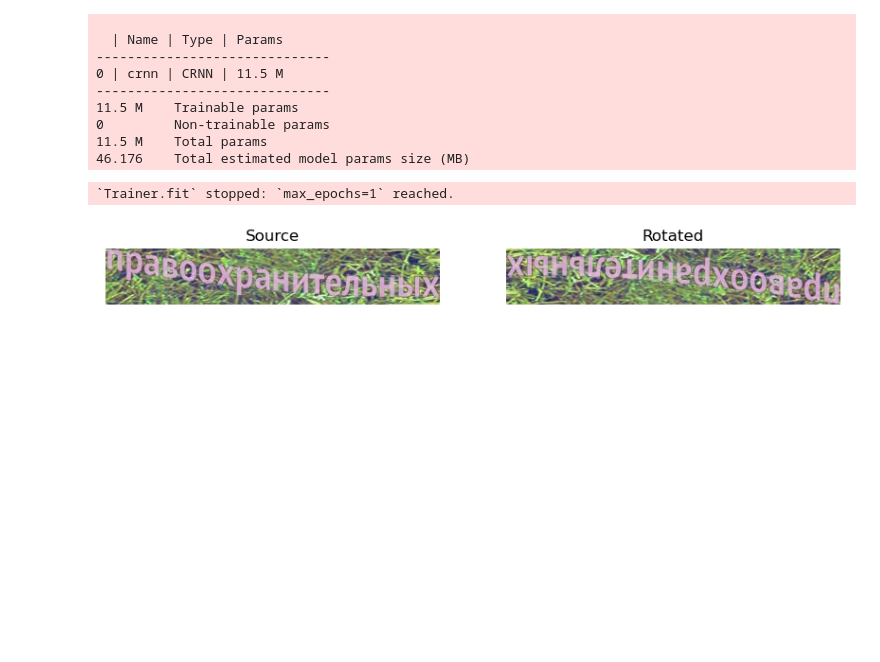
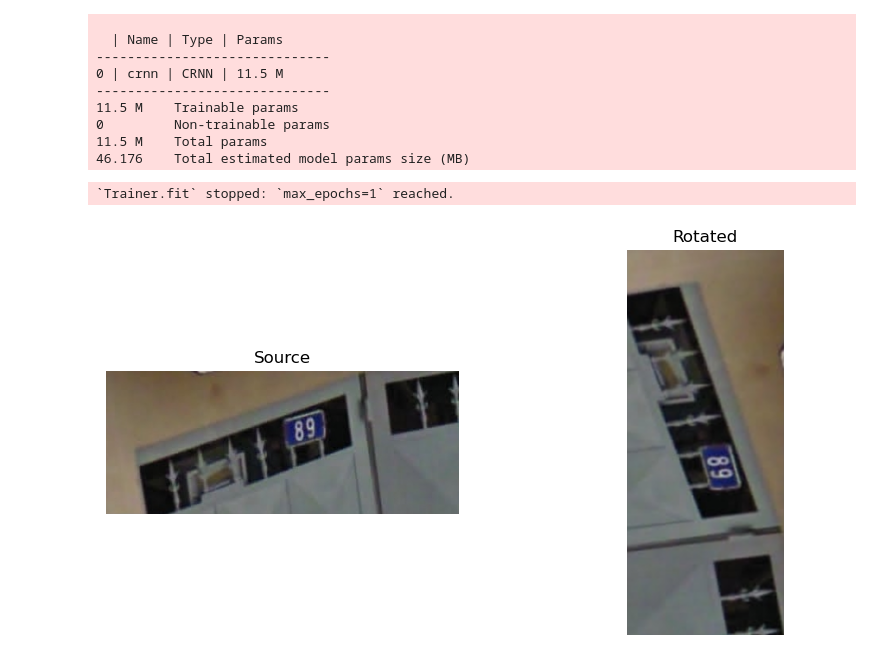
Before and after one commit to hadzhykhanov/cv_contest, a Jupyter notebook: notebooks/OCR.ipynb, the cells around one changed output. Saved outputs shown, nothing was run; the diff lists cells and outputs as text; code cells hidden in the pictures; blank space fills up the shorter version.

```diff
--- a/notebooks/OCR.ipynb
+++ b/notebooks/OCR.ipynb
@@ -559,7 +559,7 @@ import matplotlib.pyplot as plt
 import numpy as np
 
 # Загрузка изображения
-path = r"/Users/vladislavgadzihanov/Desktop/all_ocr_dataset_classic/Vlad_738.jpg"
+path = r"/Users/vladislavgadzihanov/all_ocr_dataset/street-view-house-numbers_24_180.png"
 
 def rotate_image(image, angle):
     (h, w) = image.shape[:2]
@@ -583,32 +583,32 @@ def rotate_image(image, angle):
 
     rotated = cv2.warpAffine(image, M, (nW, nH),
                              borderMode=cv2.INTER_LINEAR,
                              borderValue=tuple(border_color.tolist())
                             )
     return rotated
 
 # Загрузка изображения
 img = cv2.imread(path)
 
 # Задание угла поворота
-alpha = 180  # Например, угол поворота 45 градусов
+alpha = 270  # Например, угол поворота 45 градусов
 
 # Выполнение операции поворота
 rotated = rotate_image(img, alpha)
 
 # Визуализация
 fig, axs = plt.subplots(1, 2, figsize=(10, 5))
 
 # Отображение исходного изображения
 axs[0].imshow(cv2.cvtColor(img, cv2.COLOR_BGR2RGB))
 axs[0].set_title('Source')
 axs[0].axis('off')
 
 # Отображение повернутого изображения
 axs[1].imshow(cv2.cvtColor(rotated, cv2.COLOR_BGR2RGB))
 axs[1].set_title('Rotated')
 axs[1].axis('off')
 
 plt.show()
 # %% [output]
-[figure, old version]
+[figure, new version]
```
Also changed, not shown: 2 other files.
